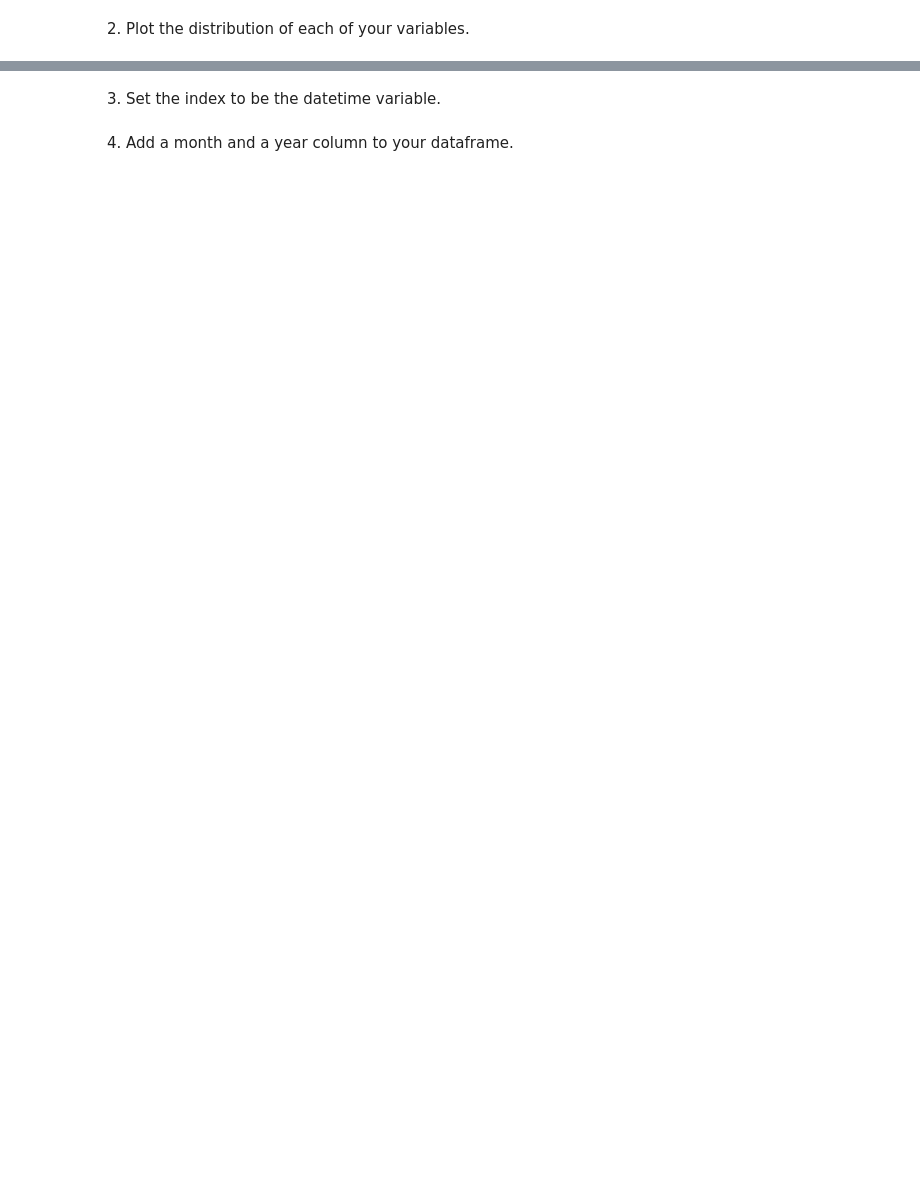
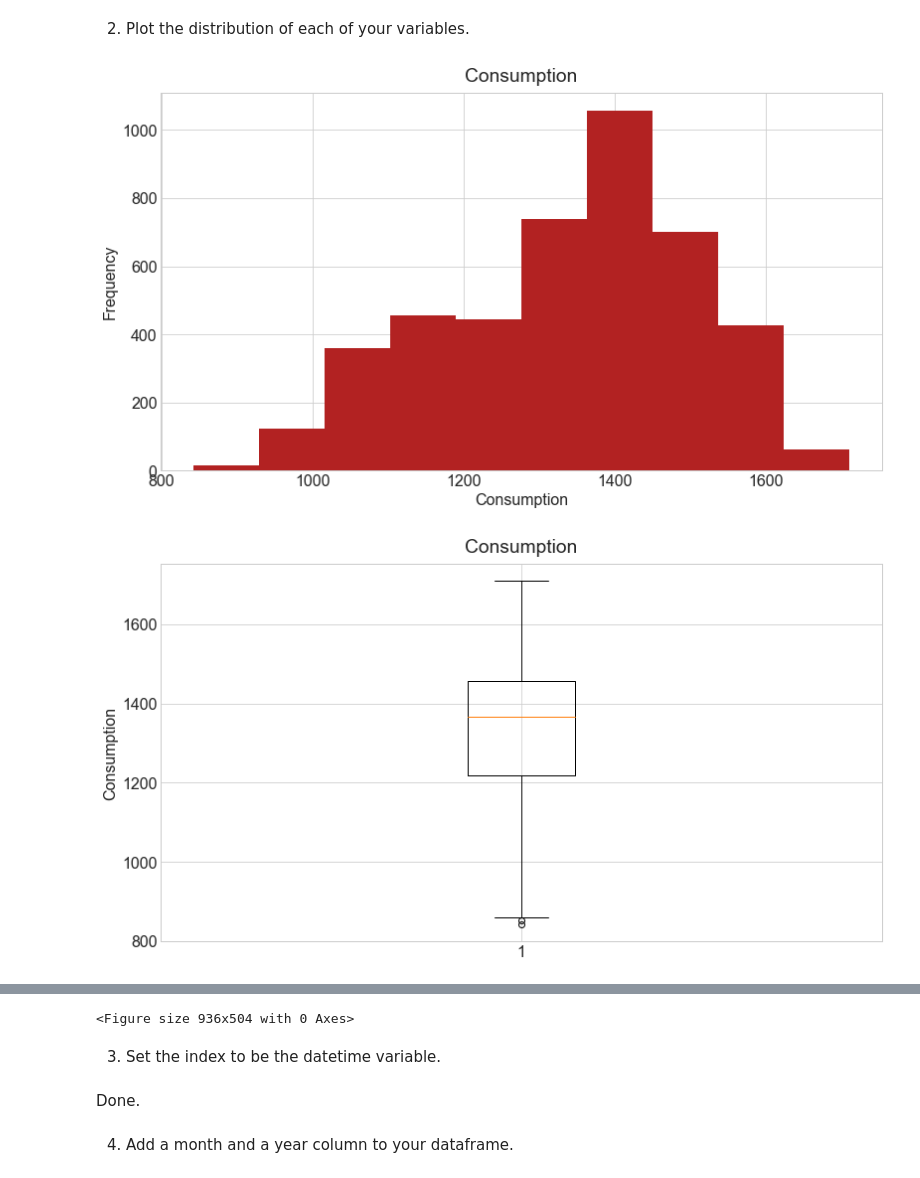
Before and after one commit to masonsherbondy/time-series-exercises, a Jupyter notebook: data_preparation.ipynb, the cells around one changed output, grey strips where cells are left out. Drawn from its saved outputs; the diff is of its cells as text; code cells hidden in the pictures; blank space fills up the shorter version.

```diff
--- a/data_preparation.ipynb
+++ b/data_preparation.ipynb
@@ -352,3 +353,12 @@ power.head()
 | 2 | 2006-01-03 | 1442.533 | NaN | NaN | NaN |
 | 3 | 2006-01-04 | 1457.217 | NaN | NaN | NaN |
 | 4 | 2006-01-05 | 1477.131 | NaN | NaN | NaN |
+# %%
+#convert date column to datetime array
+power.Date = pd.to_datetime(power.Date)
+
+#set the index to the datetime array, then sort the index
+power = power.set_index('Date').sort_index()
+
+#check it
+power
@@ -355,2 +394,19 @@ power.head()
 # %% [markdown]
 2. Plot the distribution of each of your variables.
+# %%
+for cat in power.columns:
+    power[cat].hist(color = 'firebrick')
+    plt.title(cat, pad = 11)
+    plt.xlabel(cat)
+    plt.ylabel('Frequency')
+    plt.grid(True)
+    plt.show();
+    plt.boxplot(power[cat])
+    plt.title(cat, pad = 11)
+    plt.ylabel(cat)
+    plt.grid(True)
+    plt.show()
+    plt.tight_layout();
+# %% [output]
+[figure, added]
+[figure, added]
@@ -357,4 +419,7 @@ power.head()
+<Figure size 936x504 with 0 Axes>
 # %% [markdown]
 3. Set the index to be the datetime variable.
+# %% [markdown]
+Done.
 # %% [markdown]
 4. Add a month and a year column to your dataframe.
```
Also changed, not shown: parts of 13 cells of this notebook, 1 other file.
